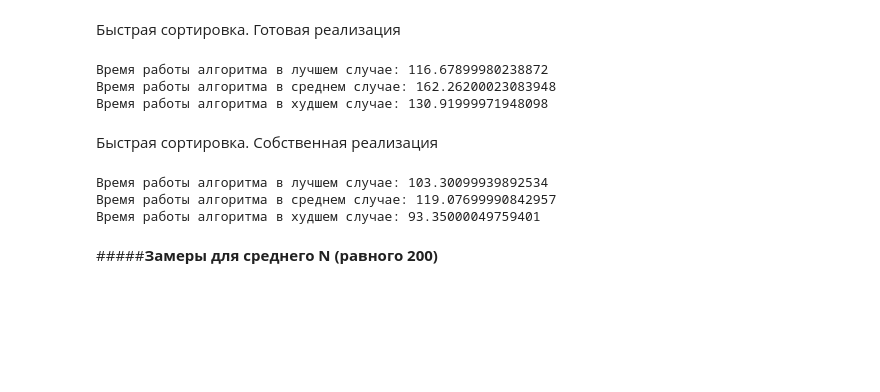
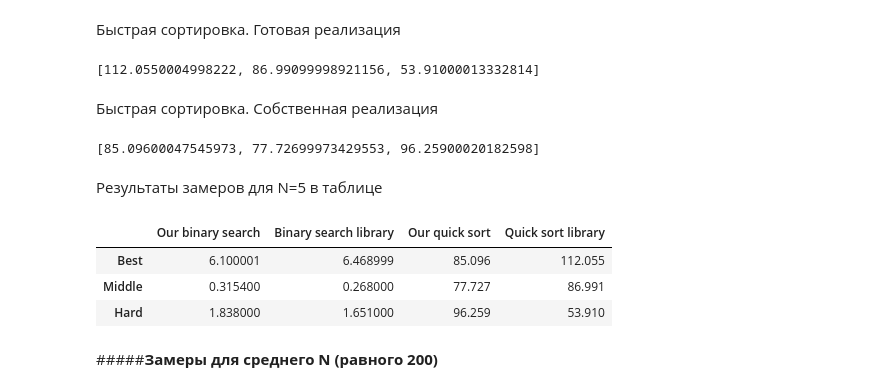
Before and after one commit to katrinani/algorithmic-lab-work, a Jupyter notebook: Команда_Анисимова,Бишляга,Макарова.ipynb, the cells around one changed output. Saved outputs shown, nothing was run; the diff lists cells and outputs as text; code cells hidden in the pictures; blank space fills up the shorter version.

```diff
--- a/Команда_Анисимова,Бишляга,Макарова.ipynb
+++ b/Команда_Анисимова,Бишляга,Макарова.ipynb
@@ -512,61 +563,102 @@ best_lst = [i for i in range(0, 5)]
 midl_lst = [random.randint(-100, 100) for i in range(5)]
 hard_lst = [i for i in range(5, 0, -1)]
 
+time_sort = []
+
 #лучшее время
 start_time = time.perf_counter()
 sortResult = sortObj.heapSort(best_lst)
 end_time = time.perf_counter()
 execution_time_the_best = end_time - start_time
-print('Время работы алгоритма в лучшем случае:', execution_time_the_best*1000000)
+time_sort.append(execution_time_the_best*1000000)
 
 #среднее время
 start_time = time.perf_counter()
 sortResult = sortObj.heapSort(midl_lst)
 end_time = time.perf_counter()
 execution_time_middle = end_time - start_time
-print('Время работы алгоритма в среднем случае:', execution_time_middle*1000000)
+time_sort.append(execution_time_middle*1000000)
 
 #худшее время
 start_time = time.perf_counter()
 sortResult = sortObj.heapSort(hard_lst)
 end_time = time.perf_counter()
-execution_time_middle = end_time - start_time
-print('Время работы алгоритма в худшем случае:', execution_time_middle*1000000)
+execution_time_the_worst = end_time - start_time
+time_sort.append(execution_time_the_worst*1000000)
+
+time_sort
 # %% [output]
-Время работы алгоритма в лучшем случае: 116.67899980238872
-Время работы алгоритма в среднем случае: 162.26200023083948
-Время работы алгоритма в худшем случае: 130.91999971948098
+[112.0550004998222, 86.99099998921156, 53.91000013332814]
 # %% [markdown]
 Быстрая сортировка. Собственная реализация
 # %%
+import random
+
+def quick_sort(lst):
+    if len(lst) == 1: return lst
+
+    pivot = lst[0]
+    rlst = []
+    llst = []
+
+    for el in lst[1:]:
+        if el < pivot: llst.append(el)
+        else: rlst.append(el)
+
+    if llst == []: llst.append(pivot)
+    else: rlst = [pivot] + rlst
+
+    return quick_sort(llst)+quick_sort(rlst)
+
+
 best_lst = [i for i in range(0, 5)]
 midl_lst = [random.randint(-100, 100) for i in range(5)]
 hard_lst = [i for i in range(5, 0, -1)]
+
+time_our_sort = []
 
 #лучшее время
 start_time = time.perf_counter()
 quick_sort(best_lst)
 end_time = time.perf_counter()
 execution_time_the_best = end_time - start_time
-print('Время работы алгоритма в лучшем случае:', execution_time_the_best*1000000)
+time_our_sort.append(execution_time_the_best*1000000)
 
 #среднее время
 start_time = time.perf_counter()
 quick_sort(midl_lst)
 end_time = time.perf_counter()
 execution_time_middle = end_time - start_time
-print('Время работы алгоритма в среднем случае:', execution_time_middle*1000000)
+time_our_sort.append(execution_time_middle*1000000)
 
 #худшее время
 start_time = time.perf_counter()
 quick_sort(hard_lst)
 end_time = time.perf_counter()
-execution_time_middle = end_time - start_time
-print('Время работы алгоритма в худшем случае:', execution_time_middle*1000000)
+execution_time_the_worst = end_time - start_time
+time_our_sort.append(execution_time_the_worst *1000000)
+
+time_our_sort
 # %% [output]
-Время работы алгоритма в лучшем случае: 103.30099939892534
-Время работы алгоритма в среднем случае: 119.07699990842957
-Время работы алгоритма в худшем случае: 93.35000049759401
+[85.09600047545973, 77.72699973429553, 96.25900020182598]
+# %% [markdown]
+Результаты замеров для N=5 в таблице
+# %%
+import pandas as pd
+
+df = pd.DataFrame(index=['Best', 'Middle', 'Hard'], columns=['Our binary search', 'Binary search library', 'Our quick sort', 'Quick sort library'])
+
+df['Our binary search'] = time_our_bs
+df['Binary search library'] = time_bs
+df['Our quick sort'] = time_our_sort
+df['Quick sort library'] = time_sort
+
+df.head()
+# %% [output]
+|  | Our binary search | Binary search library | Our quick sort | Quick sort library |
+| Best | 6.100001 | 6.468999 | 85.096 | 112.055 |
+| Middle | 0.315400 | 0.268000 | 77.727 | 86.991 |
+| Hard | 1.838000 | 1.651000 | 96.259 | 53.910 |
 # %% [markdown]
 #####**Замеры для среднего N (равного 200)**
 # %%
```
Also changed, not shown: parts of 11 cells of this notebook.
